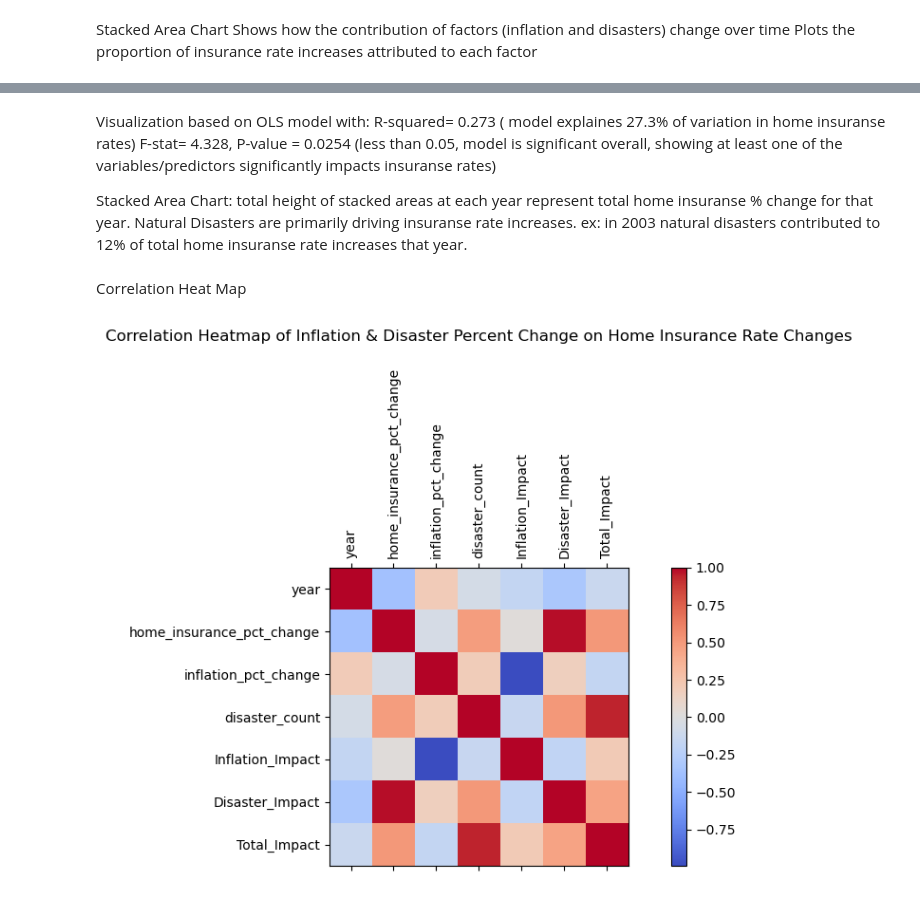
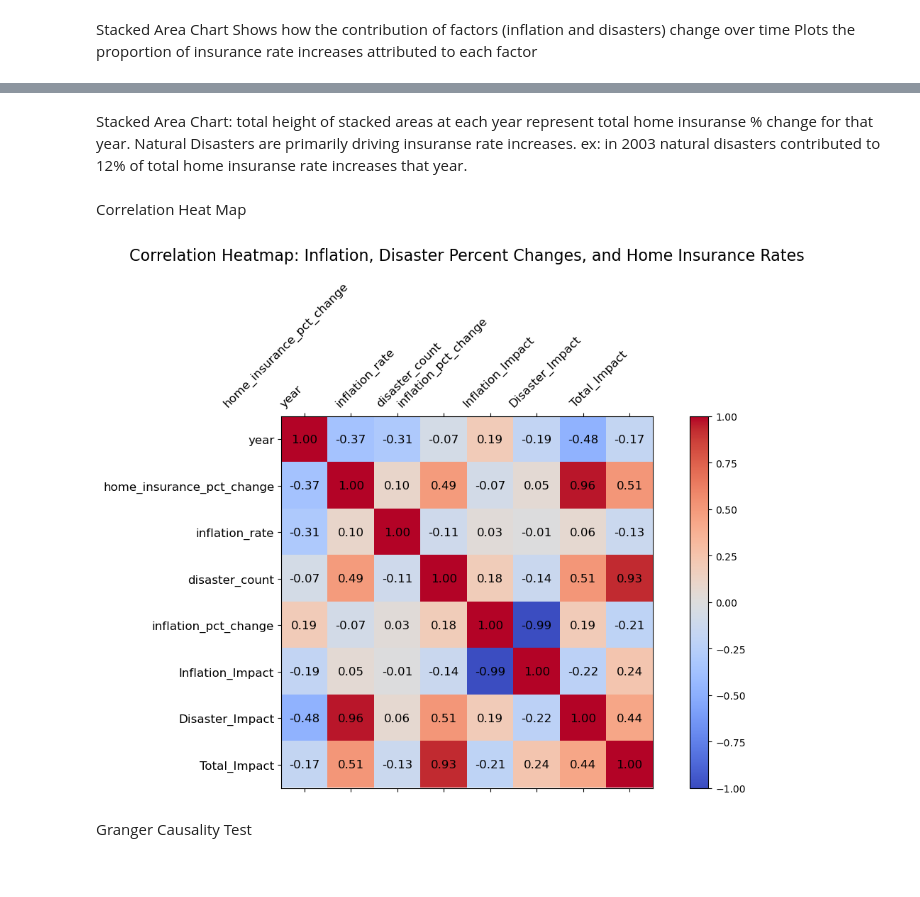
Before and after one commit to smille202/capstone, a Jupyter notebook: work/working_code.ipynb, the cells around one changed output, grey strips where cells are left out. Saved outputs shown, nothing was run; the diff lists cells and outputs as text; code cells hidden in the pictures.

Commit message:
updated hyp test, mult linear regression, revions

```diff
--- a/work/working_code.ipynb
+++ b/work/working_code.ipynb
@@ -682,28 +698,26 @@ There statistically significant evidence that the percentage changes in home ins
 # %% [markdown]
 Multiple Linear Regression
 # %%
+import pandas as pd
 import statsmodels.api as sm
 
 
 disaster_yearly = merged_data.groupby('year')['disaster_id'].count().reset_index()
 disaster_yearly.rename(columns={'disaster_id': 'disaster_count'}, inplace=True)
 
-
 full_data = pd.merge(paired_data, disaster_yearly, on='year', how='inner')
-
+full_data['inflation_pct_change'] = full_data['inflation_rate'].pct_change() * 100
+full_data_cleaned = full_data.dropna(subset=['inflation_pct_change', 'disaster_count', 'home_insurance_pct_change'])
 
 # independent variables (inflation percentage change and disaster count)
-X = full_data[['inflation_pct_change', 'disaster_count']]
+X = full_data_cleaned[['inflation_pct_change', 'disaster_count']]
 X = sm.add_constant(X)
 
+# dependent variable (home insurance percentage change)
+y = full_data_cleaned['home_insurance_pct_change']
 
-# dependent variable (home insurance percentage change)
-y = full_data['home_insurance_pct_change']
-
-
-# Ordinary Least Squares regression model
+# multiple linear regression model
 model = sm.OLS(y, X).fit()
-
 
 print(f"R-squared: {model.rsquared:.4f}")
 print(f"Adjusted R-squared: {model.rsquared_adj:.4f}")
@@ -802,31 +878,41 @@ Notes:
 # %% [markdown]
-Visualization based on OLS model with:
-R-squared= 0.273 ( model explaines 27.3% of variation in home insuranse rates)
-F-stat= 4.328, P-value = 0.0254 (less than 0.05, model is significant overall, showing at least one of the variables/predictors significantly impacts insuranse rates)
-
-
 Stacked Area Chart: total height of stacked areas at each year represent total home insuranse % change for that year. Natural Disasters are primarily driving insuranse rate increases.
 ex: in 2003 natural disasters contributed to 12% of total home insuranse rate increases that year.
 # %% [markdown]
 Correlation Heat Map
 # %%
 import numpy as np
-corr_matrix = full_data.corr()
+import pandas as pd
+import matplotlib.pyplot as plt
 
-fig, ax = plt.subplots(figsize=(10, 6))
-cax = ax.matshow(corr_matrix, cmap='coolwarm')
+numeric_cols = full_data.select_dtypes(include=[np.number]).columns
+
+# calc correlation matrix
+corr_matrix = full_data[numeric_cols].corr()
+
+fig, ax = plt.subplots(figsize=(12, 8))
+
+cax = ax.matshow(corr_matrix, cmap='coolwarm', vmin=-1, vmax=1)
 
 fig.colorbar(cax)
 
-# labels
 ax.set_xticks(np.arange(len(corr_matrix.columns)))
 ax.set_yticks(np.arange(len(corr_matrix.columns)))
 
-ax.set_xticklabels(corr_matrix.columns, rotation=90)
-ax.set_yticklabels(corr_matrix.columns)
+ax.set_xticklabels(corr_matrix.columns, rotation=45, ha='right', fontsize=12)
+ax.set_yticklabels(corr_matrix.columns, fontsize=12)
 
-plt.title('Correlation Heatmap of Inflation & Disaster Percent Change on Home Insurance Rate Changes', pad=20)
+for i in range(len(corr_matrix.columns)):
+    for j in range(len(corr_matrix.columns)):
+        value = corr_matrix.iloc[i, j]
+        ax.text(j, i, f'{value:.2f}', ha='center', va='center', color='black', fontsize=12)
+
+plt.title('Correlation Heatmap: Inflation, Disaster Percent Changes, and Home Insurance Rates', fontsize=16, pad=20)
 plt.tight_layout()
+
+# Show the plot
 plt.show()
 # %% [output]
-[figure, old version]
+[figure, new version]
+# %% [markdown]
+Granger Causality Test
```
Also changed, not shown: parts of 14 cells of this notebook.
